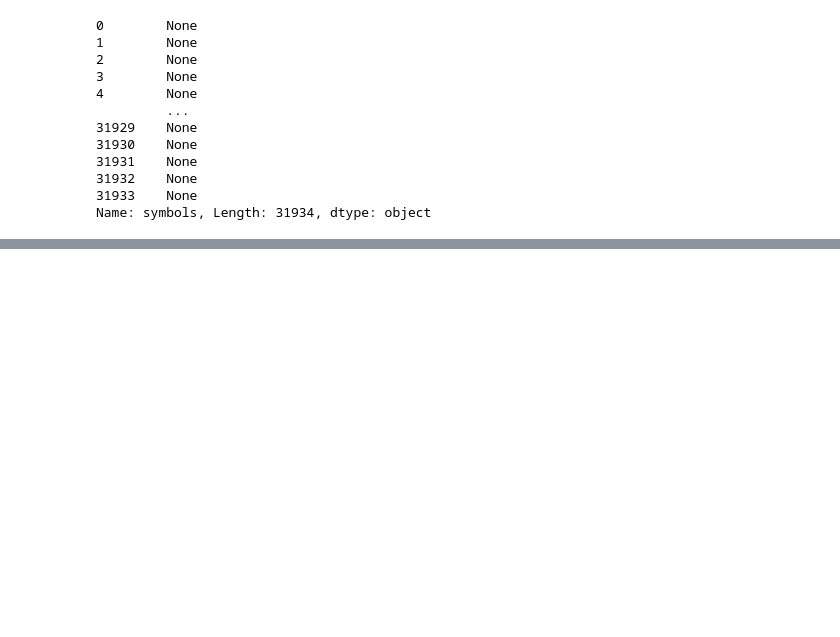
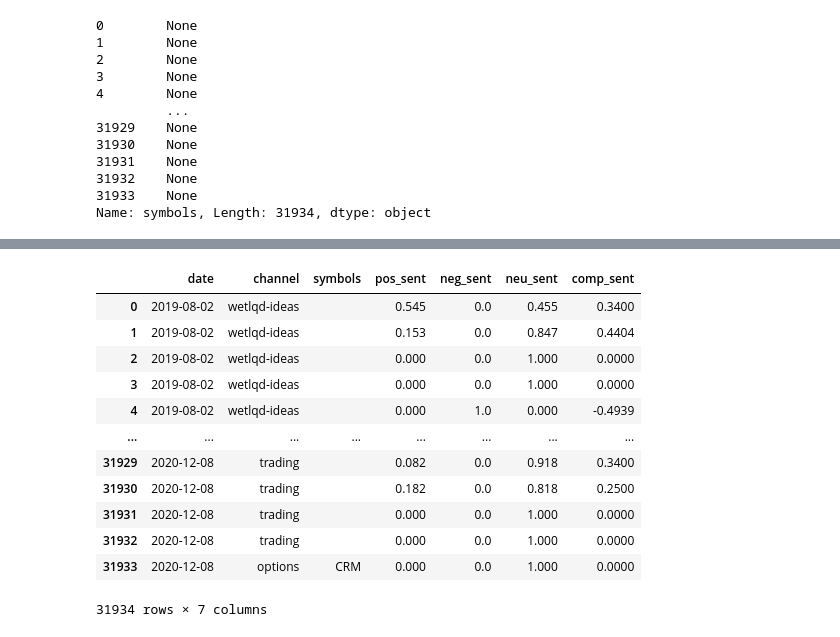
Before and after one commit to kyle-rgb/Discord_Project, a Jupyter notebook: notebooks/Trader.ipynb, the cells around one changed output, grey strips where cells are left out. Saved outputs shown, nothing was run; the diff lists cells and outputs as text; code cells hidden in the pictures; blank space fills up the shorter version.

```diff
--- a/notebooks/Trader.ipynb
+++ b/notebooks/Trader.ipynb
@@ -591,0 +693,16 @@ commentsPositiveSeries[lambda x: x.word == 'nflx']
+# %%
+full_comments_final.loc[:, ['date', 'channel', 'symbols', 'pos_sent', 'neg_sent', 'neu_sent', 'comp_sent']]
+# %% [output]
+|  | date | channel | symbols | pos_sent | neg_sent | neu_sent | comp_sent |
+| 0 | 2019-08-02 | wetlqd-ideas |  | 0.545 | 0.0 | 0.455 | 0.3400 |
+| 1 | 2019-08-02 | wetlqd-ideas |  | 0.153 | 0.0 | 0.847 | 0.4404 |
+| 2 | 2019-08-02 | wetlqd-ideas |  | 0.000 | 0.0 | 1.000 | 0.0000 |
+| 3 | 2019-08-02 | wetlqd-ideas |  | 0.000 | 0.0 | 1.000 | 0.0000 |
+| 4 | 2019-08-02 | wetlqd-ideas |  | 0.000 | 1.0 | 0.000 | -0.4939 |
+| ... | ... | ... | ... | ... | ... | ... | ... |
+| 31929 | 2020-12-08 | trading |  | 0.082 | 0.0 | 0.918 | 0.3400 |
+| 31930 | 2020-12-08 | trading |  | 0.182 | 0.0 | 0.818 | 0.2500 |
+| 31931 | 2020-12-08 | trading |  | 0.000 | 0.0 | 1.000 | 0.0000 |
+| 31932 | 2020-12-08 | trading |  | 0.000 | 0.0 | 1.000 | 0.0000 |
+| 31933 | 2020-12-08 | options | CRM | 0.000 | 0.0 | 1.000 | 0.0000 |
+31934 rows × 7 columns
```
Also changed, not shown: parts of 37 cells of this notebook, 3 other files.
